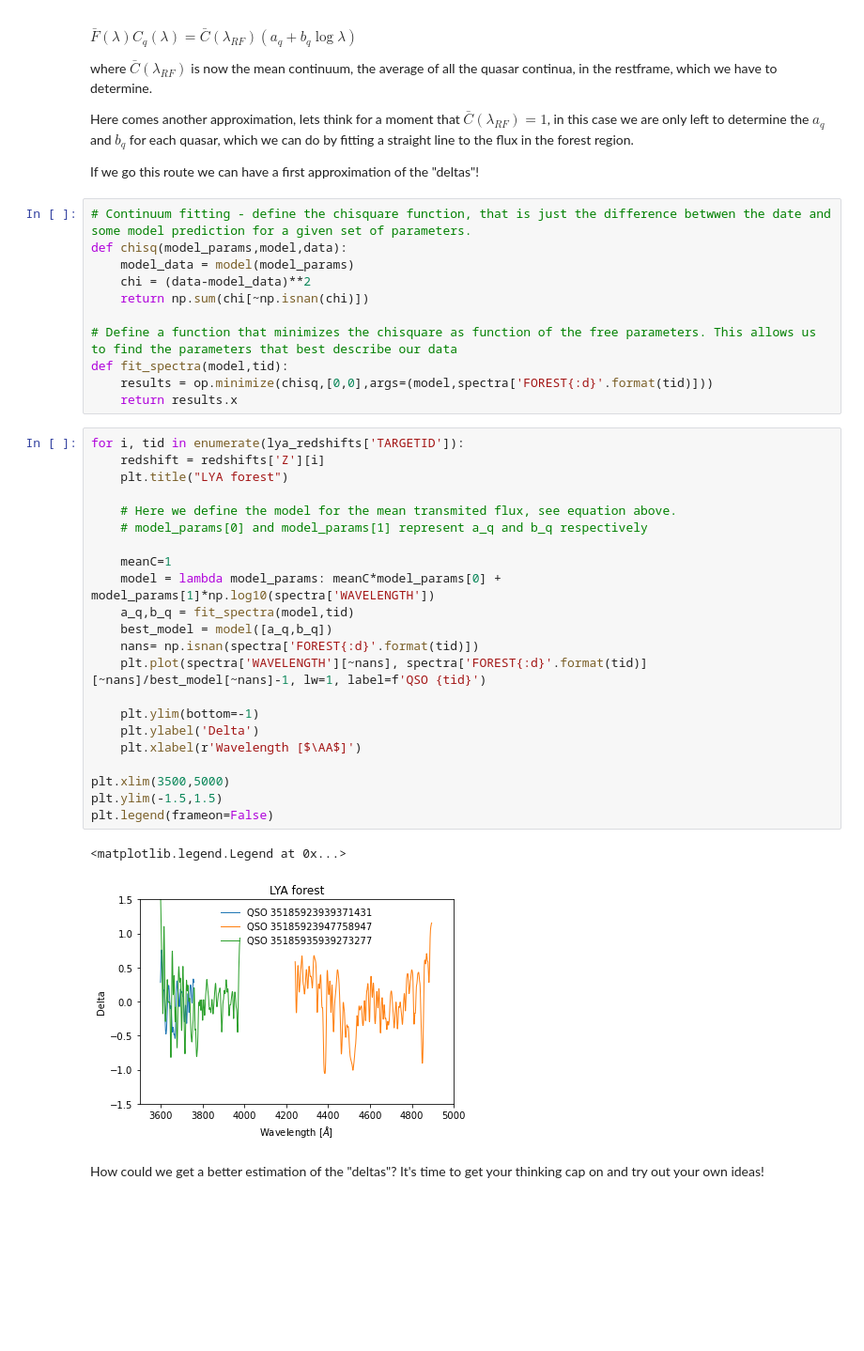
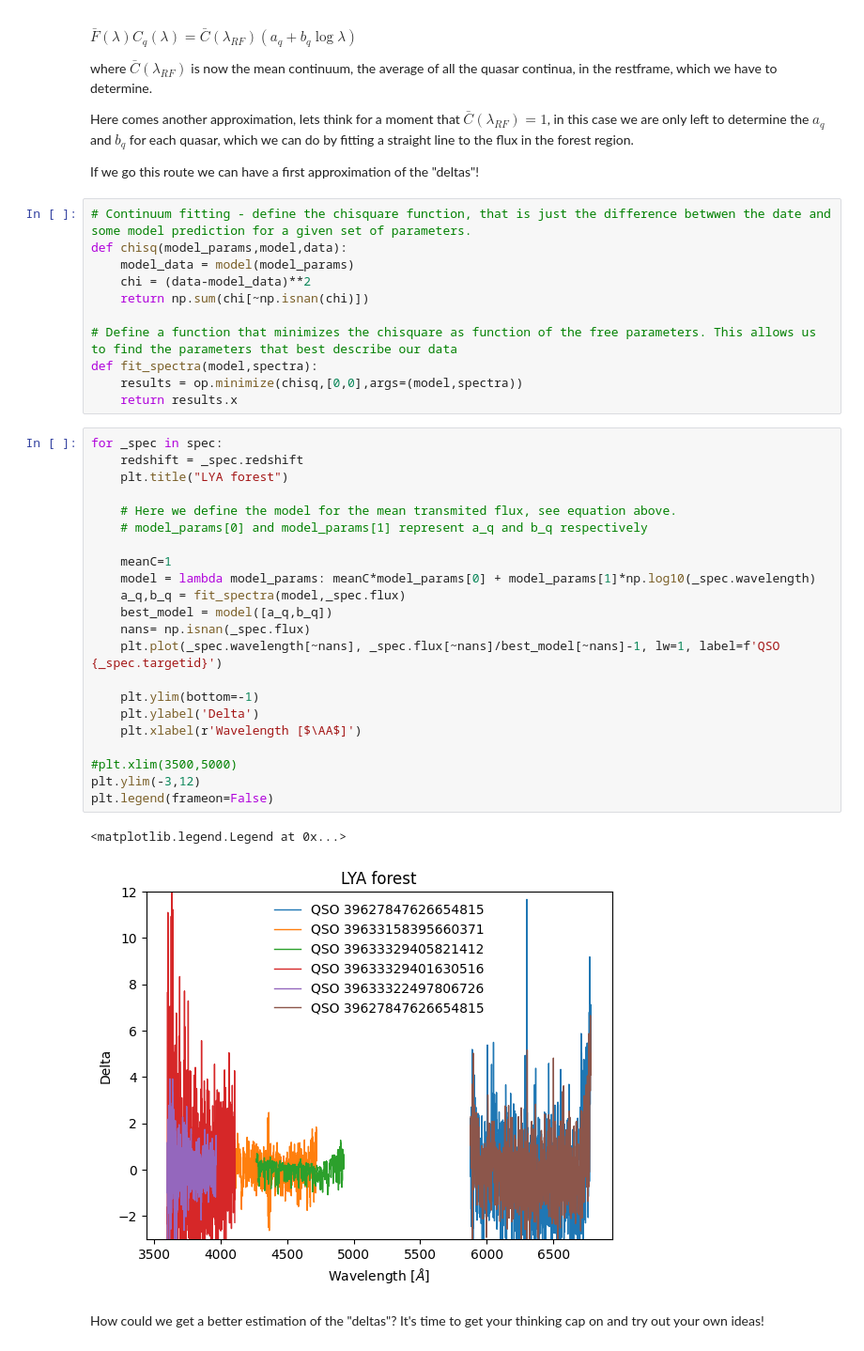
Before and after one commit to alxogm/ICF2024_lya, a Jupyter notebook: Lymanalphaforest_explorers.ipynb, the cells around one changed output. Shown at 94% size. Cells and saved outputs as stored; diff of their text form; blank space fills up the shorter version.

```diff
--- a/Lymanalphaforest_explorers.ipynb
+++ b/Lymanalphaforest_explorers.ipynb
@@ -239,34 +238,34 @@ def chisq(model_params,model,data):
     return np.sum(chi[~np.isnan(chi)])
 
 # Define a function that minimizes the chisquare as function of the free parameters. This allows us to find the parameters that best describe our data
-def fit_spectra(model,tid):
-    results = op.minimize(chisq,[0,0],args=(model,spectra['FOREST{:d}'.format(tid)]))
+def fit_spectra(model,spectra):
+    results = op.minimize(chisq,[0,0],args=(model,spectra))
     return results.x
 # %%
-for i, tid in enumerate(lya_redshifts['TARGETID']):
-    redshift = redshifts['Z'][i]
+for _spec in spec:
+    redshift = _spec.redshift
     plt.title("LYA forest")
 
     # Here we define the model for the mean transmited flux, see equation above.
     # model_params[0] and model_params[1] represent a_q and b_q respectively
 
     meanC=1
-    model = lambda model_params: meanC*model_params[0] + model_params[1]*np.log10(spectra['WAVELENGTH'])
-    a_q,b_q = fit_spectra(model,tid)
+    model = lambda model_params: meanC*model_params[0] + model_params[1]*np.log10(_spec.wavelength)
+    a_q,b_q = fit_spectra(model,_spec.flux)
     best_model = model([a_q,b_q])
-    nans= np.isnan(spectra['FOREST{:d}'.format(tid)])
-    plt.plot(spectra['WAVELENGTH'][~nans], spectra['FOREST{:d}'.format(tid)][~nans]/best_model[~nans]-1, lw=1, label=f'QSO {tid}')
+    nans= np.isnan(_spec.flux)
+    plt.plot(_spec.wavelength[~nans], _spec.flux[~nans]/best_model[~nans]-1, lw=1, label=f'QSO {_spec.targetid}')
 
     plt.ylim(bottom=-1)
     plt.ylabel('Delta')
     plt.xlabel(r'Wavelength [$\AA$]')
 
-plt.xlim(3500,5000)
-plt.ylim(-1.5,1.5)
+#plt.xlim(3500,5000)
+plt.ylim(-3,12)
 plt.legend(frameon=False)
 # %% [output]
 <matplotlib.legend.Legend at 0x...>
-[figure, old version]
+[figure, new version]
 # %% [markdown]
 How could we get a better estimation of the "deltas"?  It's time to get your thinking cap on and try out your own ideas!
 # %% [markdown]
```
Also changed, not shown: parts of 1 cell of this notebook.
